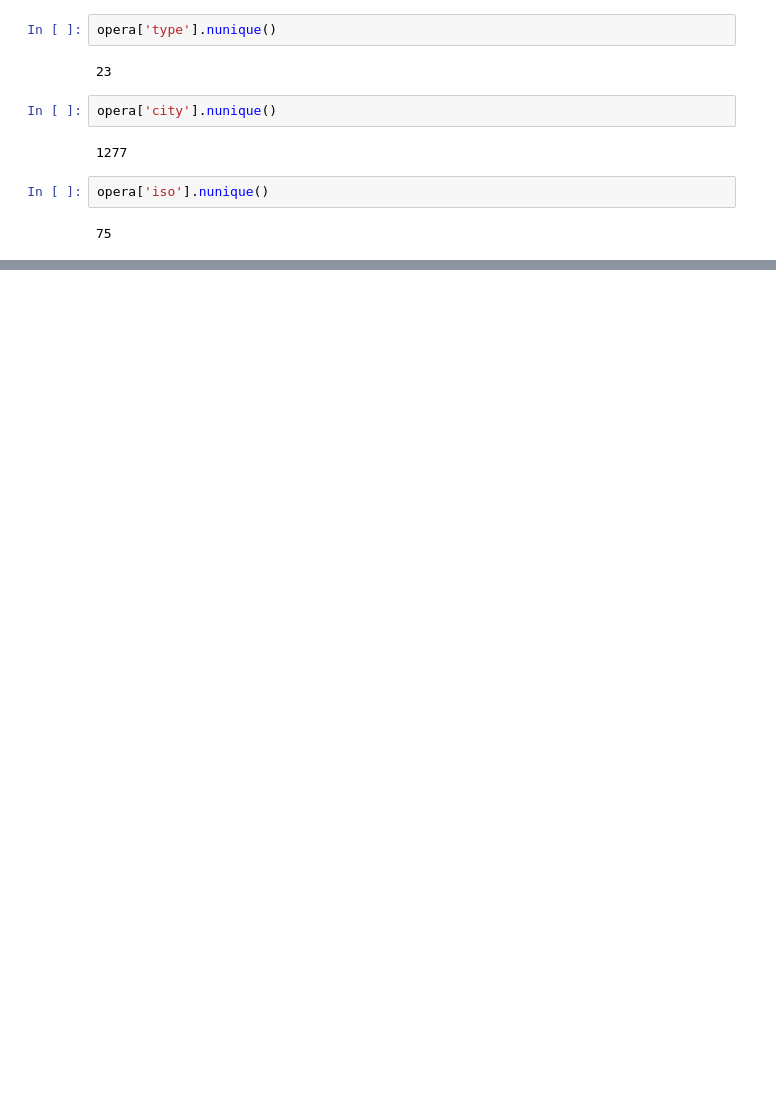
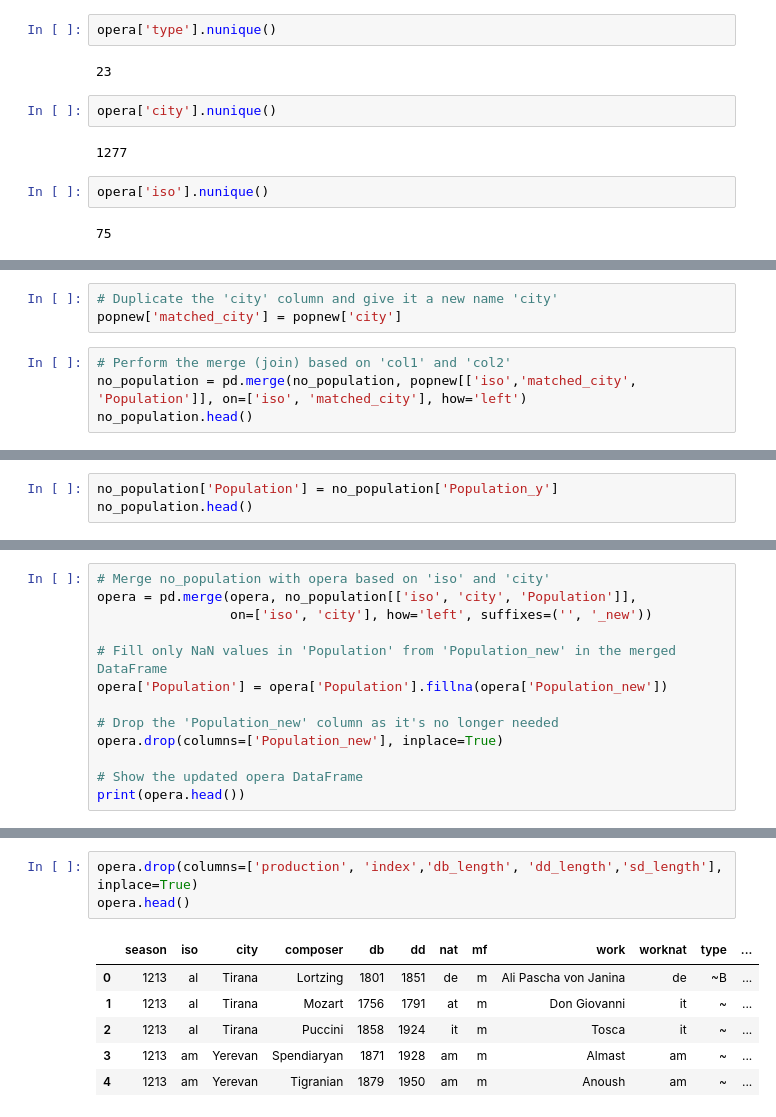
Before and after one commit to AngeliqueAlex/New_Opera_Company_Capstone, a Jupyter notebook: 02_Data_Wrangling_New_Opera_Business.ipynb, the cells around one changed output, grey strips where cells are left out. Drawn from its saved outputs; the diff is of its cells as text; blank space fills up the shorter version.

```diff
--- a/02_Data_Wrangling_New_Opera_Business.ipynb
+++ b/02_Data_Wrangling_New_Opera_Business.ipynb
@@ -143,0 +408,7 @@ ParserError: Error tokenizing data. C error: Expected 3 fields in line 8, saw 8
+# %%
+# Duplicate the 'city' column and give it a new name 'city'
+popnew['matched_city'] = popnew['city']
+# %%
+# Perform the merge (join) based on 'col1' and 'col2'
+no_population = pd.merge(no_population, popnew[['iso','matched_city', 'Population']], on=['iso', 'matched_city'], how='left')
+no_population.head()
@@ -143,0 +433,3 @@ ParserError: Error tokenizing data. C error: Expected 3 fields in line 8, saw 8
+# %%
+no_population['Population'] = no_population['Population_y']
+no_population.head()
@@ -143,0 +443,13 @@ ParserError: Error tokenizing data. C error: Expected 3 fields in line 8, saw 8
+# %%
+# Merge no_population with opera based on 'iso' and 'city'
+opera = pd.merge(opera, no_population[['iso', 'city', 'Population']],
+                 on=['iso', 'city'], how='left', suffixes=('', '_new'))
+
+# Fill only NaN values in 'Population' from 'Population_new' in the merged DataFrame
+opera['Population'] = opera['Population'].fillna(opera['Population_new'])
+
+# Drop the 'Population_new' column as it's no longer needed
+opera.drop(columns=['Population_new'], inplace=True)
+
+# Show the updated opera DataFrame
+print(opera.head())
@@ -143,0 +477,10 @@ ParserError: Error tokenizing data. C error: Expected 3 fields in line 8, saw 8
+# %%
+opera.drop(columns=['production', 'index','db_length', 'dd_length','sd_length'], inplace=True)
+opera.head()
+# %% [output]
+|  | season | iso | city | composer | db | dd | nat | mf | work | worknat | type | ... |
+| 0 | 1213 | al | Tirana | Lortzing | 1801 | 1851 | de | m | Ali Pascha von Janina | de | ~B | ... |
+| 1 | 1213 | al | Tirana | Mozart | 1756 | 1791 | at | m | Don Giovanni | it | ~ | ... |
+| 2 | 1213 | al | Tirana | Puccini | 1858 | 1924 | it | m | Tosca | it | ~ | ... |
+| 3 | 1213 | am | Yerevan | Spendiaryan | 1871 | 1928 | am | m | Almast | am | ~ | ... |
+| 4 | 1213 | am | Yerevan | Tigranian | 1879 | 1950 | am | m | Anoush | am | ~ | ... |
```
Also changed, not shown: parts of 39 cells of this notebook, 4 other files.
